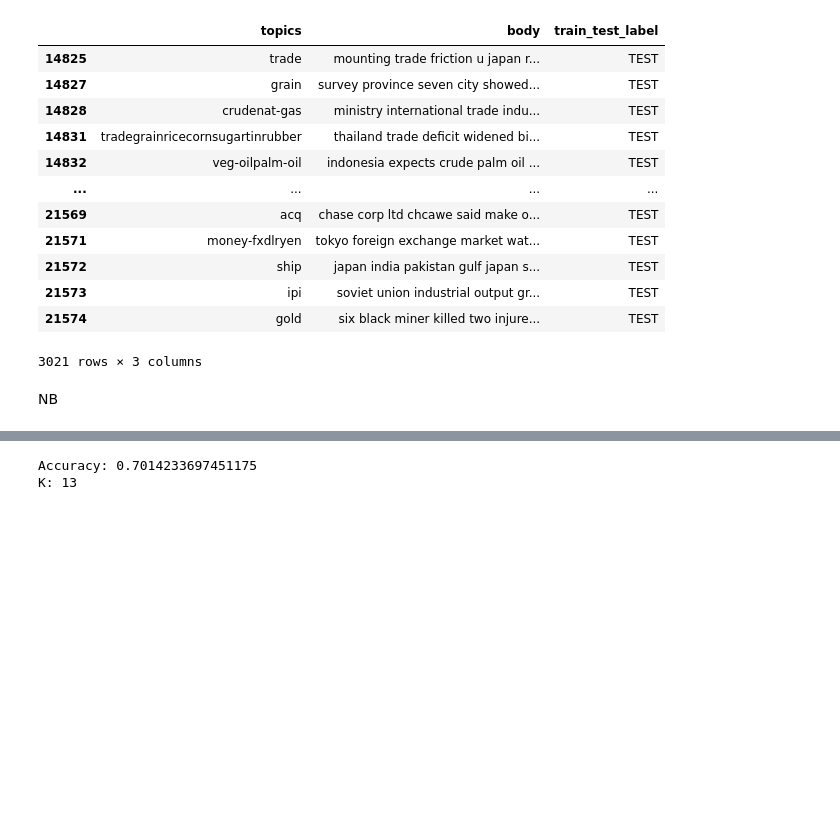
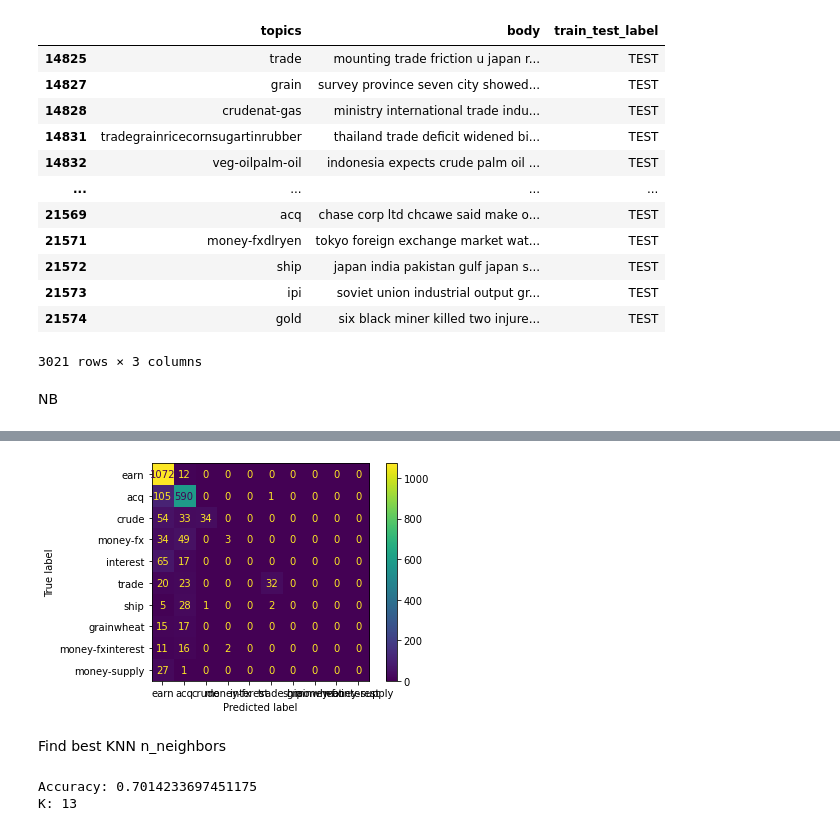
Before and after one commit to ytchen175/IR_2022, a Jupyter notebook: HW03/HW03.ipynb, the cells around one changed output, grey strips where cells are left out. Saved outputs shown, nothing was run; the diff lists cells and outputs as text; code cells hidden in the pictures; blank space fills up the shorter version.

Commit message:
HW03: added confusion matrix

```diff
--- a/HW03/HW03.ipynb
+++ b/HW03/HW03.ipynb
@@ -375,0 +334,14 @@ KNN
+# %%
+y_true = test_set['topics']
+y_pred = pred_topics
+
+labels = test_set['topics'].value_counts()[:10].index
+
+# top 10 results
+cm = confusion_matrix(y_true, y_pred, labels=labels)
+cmd = ConfusionMatrixDisplay(confusion_matrix=cm, display_labels=labels).plot()
+plt.show()
+# %% [output]
+[figure, added]
+# %% [markdown]
+Find best KNN n_neighbors
```
Also changed, not shown: parts of 15 cells of this notebook.
